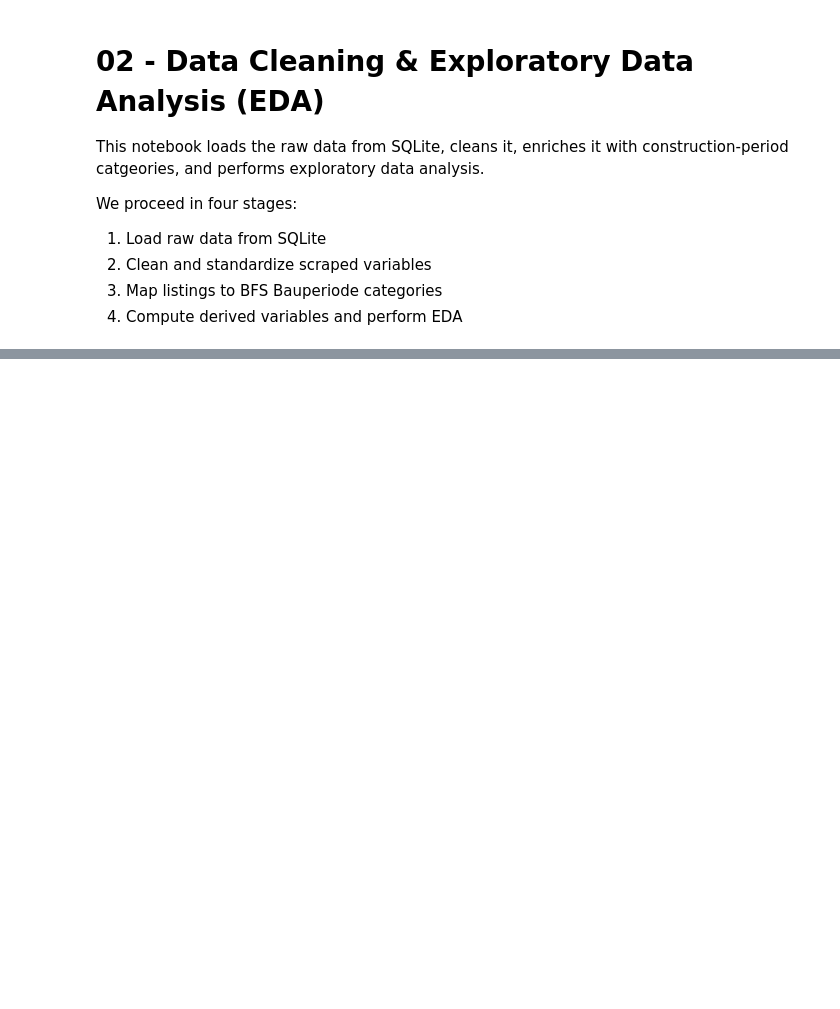
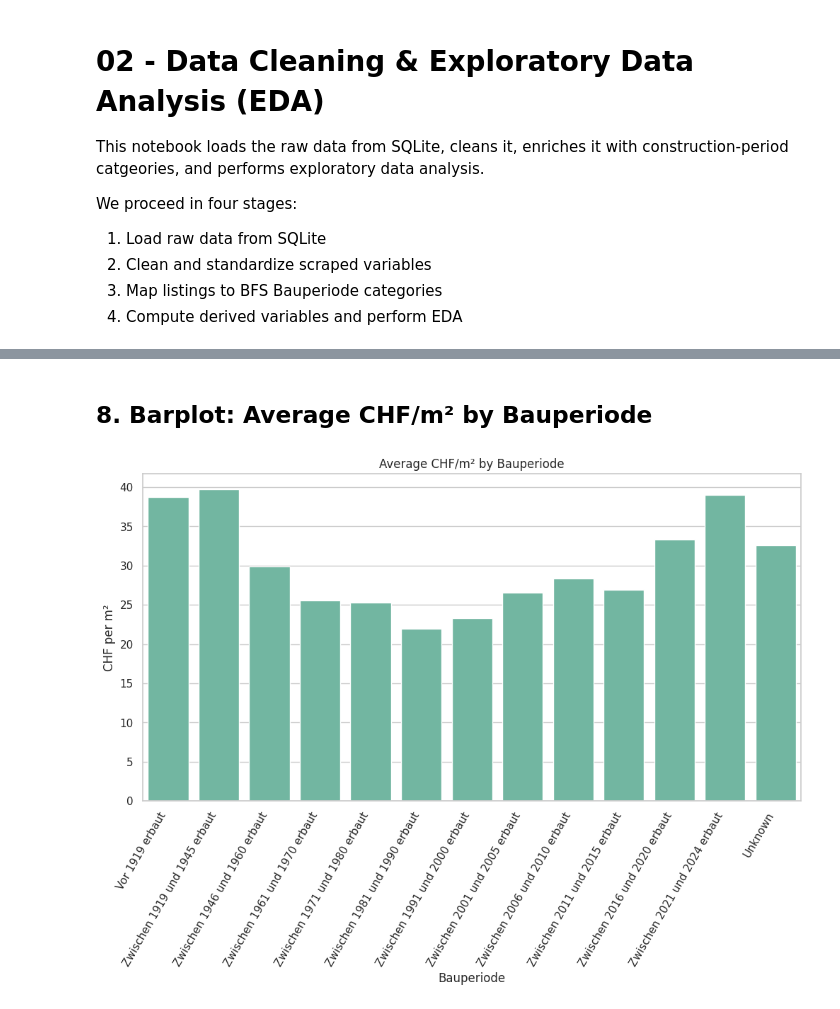
Before and after one commit to maimasuya/ARM_Quantitative_Project_Group_3, a Jupyter notebook: Notebooks/02_data_cleaning_eda.ipynb, the cells around one changed output, grey strips where cells are left out. Cells and saved outputs as stored; diff of their text form; code cells hidden in the pictures; blank space fills up the shorter version.

```diff
--- a/Notebooks/02_data_cleaning_eda.ipynb
+++ b/Notebooks/02_data_cleaning_eda.ipynb
@@ -34,0 +142,5 @@ df_raw.head()
+# %%
+df_clean["chf_per_m2"] = df_clean["rent_chf"] / df_clean["area_m2"]
+df_clean["m2_per_chf"] = df_clean["area_m2"] / df_clean["rent_chf"]
+
+df_clean[["rent_chf", "area_m2", "chf_per_m2", "m2_per_chf"]].head()
@@ -34,0 +171,41 @@ df_raw.head()
+# %%
+import matplotlib.pyplot as plt
+import seaborn as sns
+
+sns.set(style="whitegrid", palette="Set2")
+# %%
+# Define correct BFS chronological order
+bauperiode_order = [
+    "Vor 1919 erbaut",
+    "Zwischen 1919 und 1945 erbaut",
+    "Zwischen 1946 und 1960 erbaut",
+    "Zwischen 1961 und 1970 erbaut",
+    "Zwischen 1971 und 1980 erbaut",
+    "Zwischen 1981 und 1990 erbaut",
+    "Zwischen 1991 und 2000 erbaut",
+    "Zwischen 2001 und 2005 erbaut",
+    "Zwischen 2006 und 2010 erbaut",
+    "Zwischen 2011 und 2015 erbaut",
+    "Zwischen 2016 und 2020 erbaut",
+    "Zwischen 2021 und 2024 erbaut",
+    "Unknown"
+]
+
+# Convert to ordered categorical
+df_clean["bauperiode"] = pd.Categorical(
+    df_clean["bauperiode"],
+    categories=bauperiode_order,
+    ordered=True
+)
+# %% [markdown]
+## 8. Barplot: Average CHF/m² by Bauperiode
+# %%
+plt.figure(figsize=(12,6))
+sns.barplot(data=df_clean, x="bauperiode", y="chf_per_m2", errorbar=None)
+plt.xticks(rotation=60, ha="right")
+plt.title("Average CHF/m² by Bauperiode")
+plt.ylabel("CHF per m²")
+plt.xlabel("Bauperiode")
+plt.show()
+# %% [output]
+[figure, added]
```
Also changed, not shown: parts of 18 cells of this notebook.
